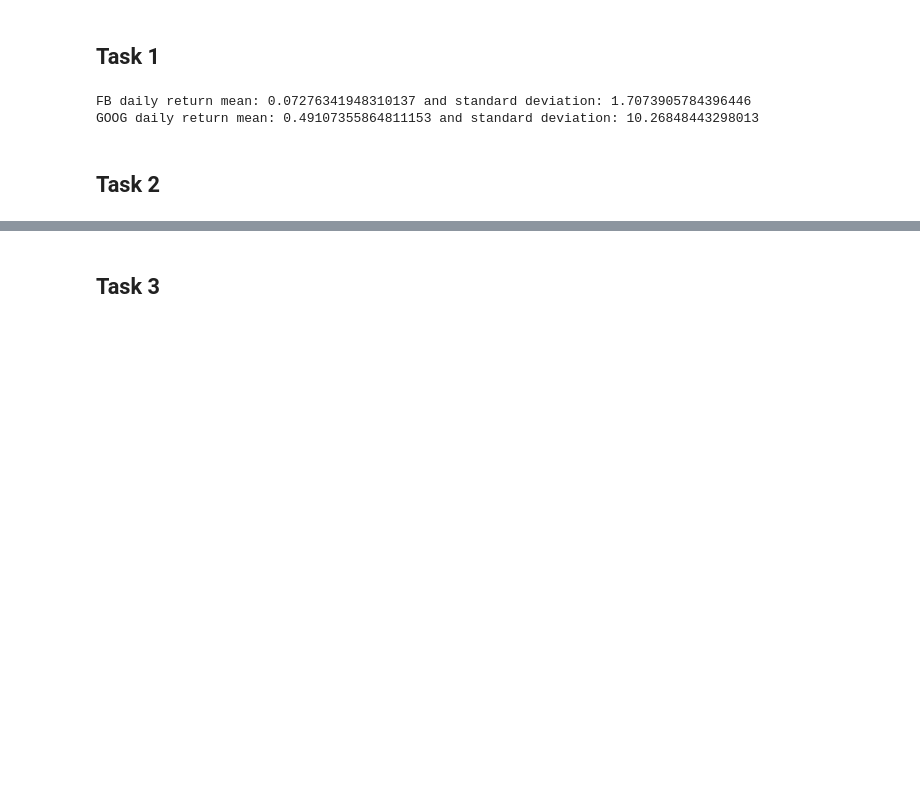
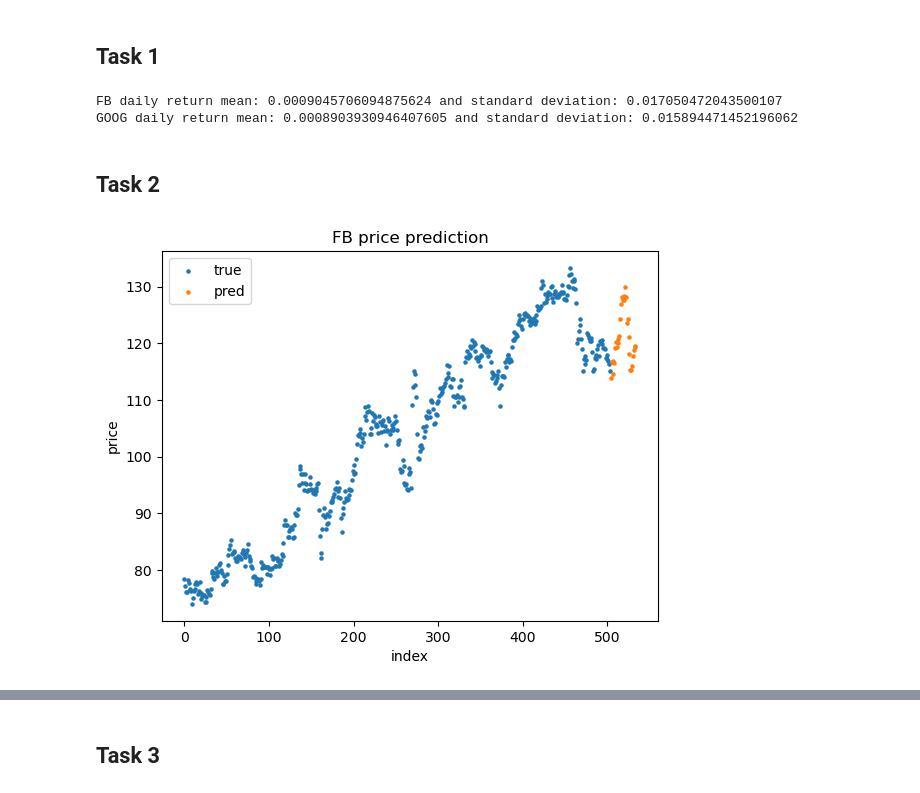
Before and after one commit to kubek22/MOA, a Jupyter notebook: project3/project3.ipynb, the cells around one changed output, grey strips where cells are left out. Cells and saved outputs as stored; diff of their text form; code cells hidden in the pictures; blank space fills up the shorter version.

```diff
--- a/project3/project3.ipynb
+++ b/project3/project3.ipynb
@@ -53,21 +54,61 @@ df.head()
 | 4 | 2015-01-08 | 78.18 | 502.68 |
 # %% [markdown]
 ## Task 1
+# %%
+# TODO verify
+# relative income
+
+fb_daily_returns = df["FB"].shift(-1) / df["FB"] - 1
+goog_daily_returns = df["GOOG"].shift(-1) / df["GOOG"] - 1
+
+fb_daily_mean = fb_daily_returns.mean()
+fb_daily_std = fb_daily_returns.std()
+print(f"FB daily return mean: {fb_daily_mean} and standard deviation: {fb_daily_std}")
+
+goog_daily_mean = goog_daily_returns.mean()
+goog_daily_std = goog_daily_returns.std()
+print(f"GOOG daily return mean: {goog_daily_mean} and standard deviation: {goog_daily_std}")
+# %% [output]
+FB daily return mean: 0.0009045706094875624 and standard deviation: 0.017050472043500107
+GOOG daily return mean: 0.0008903930946407605 and standard deviation: 0.015894471452196062
 # %%
-# TODO verify
-
-fb_daily_returns = df["FB"].shift(-1) - df["FB"]
-goog_daily_returns = df["GOOG"].shift(-1) - df["GOOG"]
-
-fb_daily_mean = fb_daily_returns.mean()
-fb_daily_std = fb_daily_returns.std()
-print(f"FB daily return mean: {fb_daily_mean} and standard deviation: {fb_daily_std}")
-
-goog_daily_mean = goog_daily_returns.mean()
-goog_daily_std = goog_daily_returns.std()
-print(f"GOOG daily return mean: {goog_daily_mean} and standard deviation: {goog_daily_std}")
+# # TODO verify
+# # absolute income
+#
+# fb_daily_returns = df["FB"].shift(-1) / df["FB"]
+# goog_daily_returns = df["GOOG"].shift(-1) - df["GOOG"]
+#
+# fb_daily_mean = fb_daily_returns.mean()
+# fb_daily_std = fb_daily_returns.std()
+# print(f"FB daily return mean: {fb_daily_mean} and standard deviation: {fb_daily_std}")
+#
+# goog_daily_mean = goog_daily_returns.mean()
+# goog_daily_std = goog_daily_returns.std()
+# print(f"GOOG daily return mean: {goog_daily_mean} and standard deviation: {goog_daily_std}")
-# %% [output]
-FB daily return mean: 0.07276341948310137 and standard deviation: 1.7073905784396446
-GOOG daily return mean: 0.49107355864811153 and standard deviation: 10.26848443298013
 # %% [markdown]
 ## Task 2
+# %%
+days = 30
+
+fb_returns_pred = np.random.normal(
+    loc=fb_daily_mean,
+    scale=fb_daily_std,
+    size=days
+)
+
+fb_last_price = df["FB"].iloc[-1]
+fb_price_pred = fb_last_price * np.cumprod(1 + fb_returns_pred)
+
+idx_start = df.index[-1] + 1
+idx_end = idx_start + days
+pred_index = np.arange(idx_start, idx_end)
+
+plt.scatter(df.index, df["FB"], s=5)
+plt.scatter(pred_index, fb_price_pred, s=5)
+plt.legend(["true", "pred"])
+plt.xlabel("index")
+plt.ylabel("price")
+plt.title("FB price prediction")
+plt.show()
+# %% [output]
+[figure, added]
```
Also changed, not shown: parts of 21 cells of this notebook.
